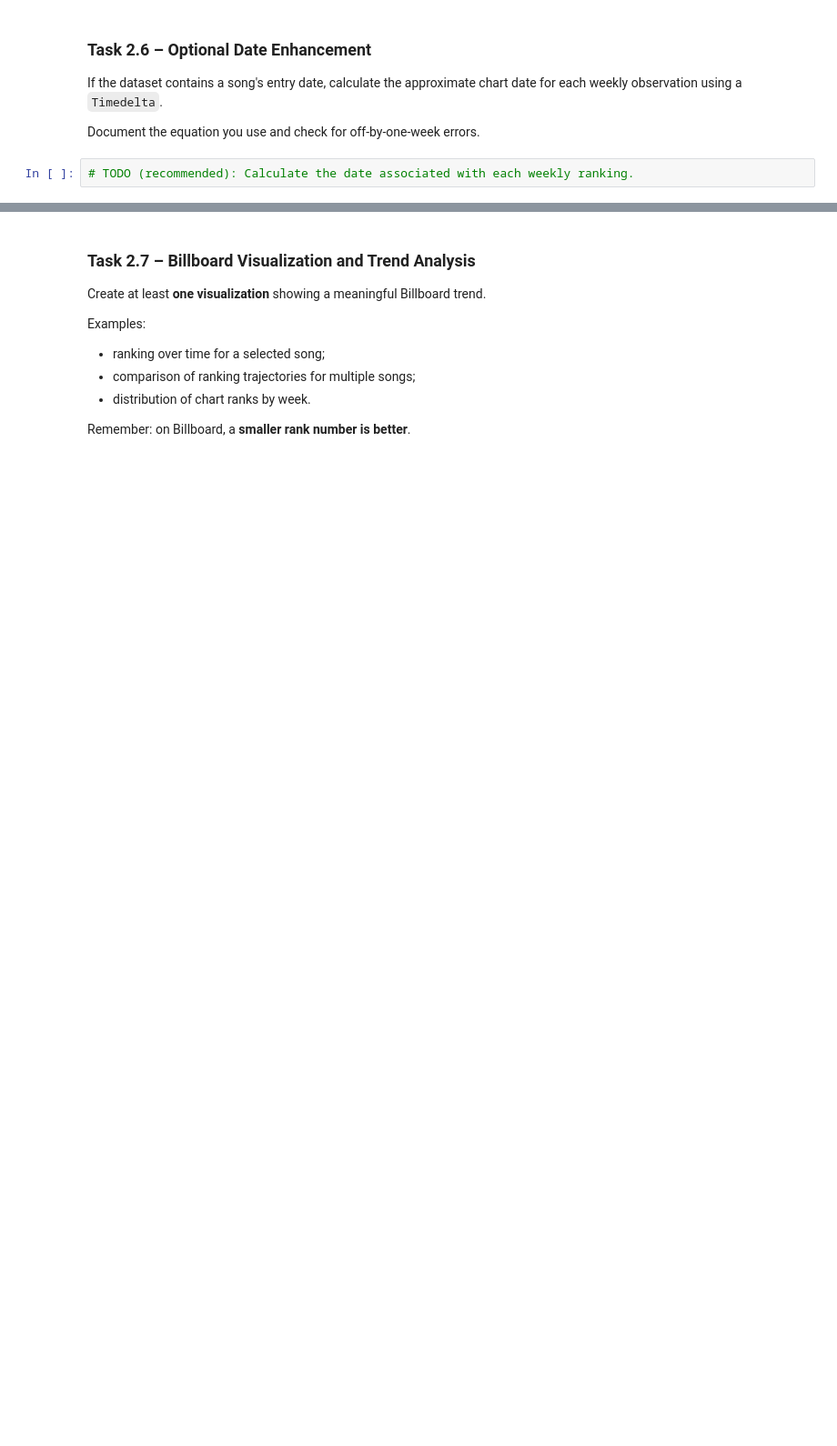
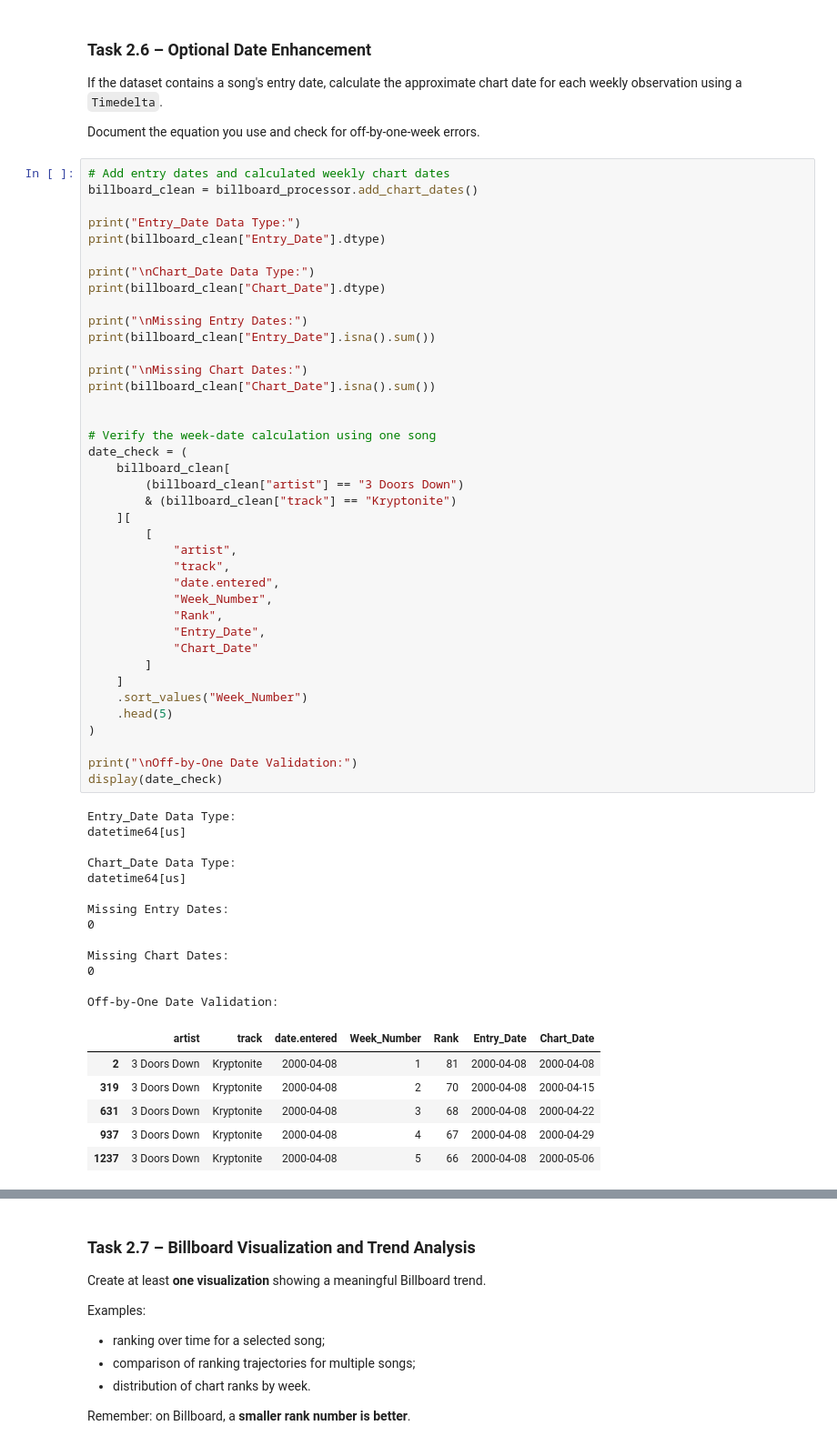
Before and after one commit to UbaidUllah777/Lab-2-Tidying-Cleaning-Imputation-and-Outlier-Detection, a Jupyter notebook: week5Lab.ipynb, the cells around one changed output, grey strips where cells are left out. Shown at 91% size. Saved outputs shown, nothing was run; the diff lists cells and outputs as text; blank space fills up the shorter version.

```diff
--- a/week5Lab.ipynb
+++ b/week5Lab.ipynb
@@ -723,5 +723,62 @@ This produces an analysis-ready dataset while preserving the original raw data s
 If the dataset contains a song's entry date, calculate the approximate chart date for each weekly observation using a `Timedelta`.
 
 Document the equation you use and check for off-by-one-week errors.
-# %%
-# TODO (recommended): Calculate the date associated with each weekly ranking.
+# %%
+# Add entry dates and calculated weekly chart dates
+billboard_clean = billboard_processor.add_chart_dates()
+
+print("Entry_Date Data Type:")
+print(billboard_clean["Entry_Date"].dtype)
+
+print("\nChart_Date Data Type:")
+print(billboard_clean["Chart_Date"].dtype)
+
+print("\nMissing Entry Dates:")
+print(billboard_clean["Entry_Date"].isna().sum())
+
+print("\nMissing Chart Dates:")
+print(billboard_clean["Chart_Date"].isna().sum())
+
+
+# Verify the week-date calculation using one song
+date_check = (
+    billboard_clean[
+        (billboard_clean["artist"] == "3 Doors Down")
+        & (billboard_clean["track"] == "Kryptonite")
+    ][
+        [
+            "artist",
+            "track",
+            "date.entered",
+            "Week_Number",
+            "Rank",
+            "Entry_Date",
+            "Chart_Date"
+        ]
+    ]
+    .sort_values("Week_Number")
+    .head(5)
+)
+
+print("\nOff-by-One Date Validation:")
+display(date_check)
+# %% [output]
+Entry_Date Data Type:
+datetime64[us]
+
+Chart_Date Data Type:
+datetime64[us]
+
+Missing Entry Dates:
+0
+
+Missing Chart Dates:
+0
+
+Off-by-One Date Validation:
+|  | artist | track | date.entered | Week_Number | Rank | Entry_Date | Chart_Date |
+| 2 | 3 Doors Down | Kryptonite | 2000-04-08 | 1 | 81 | 2000-04-08 | 2000-04-08 |
+| 319 | 3 Doors Down | Kryptonite | 2000-04-08 | 2 | 70 | 2000-04-08 | 2000-04-15 |
+| 631 | 3 Doors Down | Kryptonite | 2000-04-08 | 3 | 68 | 2000-04-08 | 2000-04-22 |
+| 937 | 3 Doors Down | Kryptonite | 2000-04-08 | 4 | 67 | 2000-04-08 | 2000-04-29 |
+| 1237 | 3 Doors Down | Kryptonite | 2000-04-08 | 5 | 66 | 2000-04-08 | 2000-05-06 |
```
Also changed, not shown: parts of 8 cells of this notebook, 1 other file.
